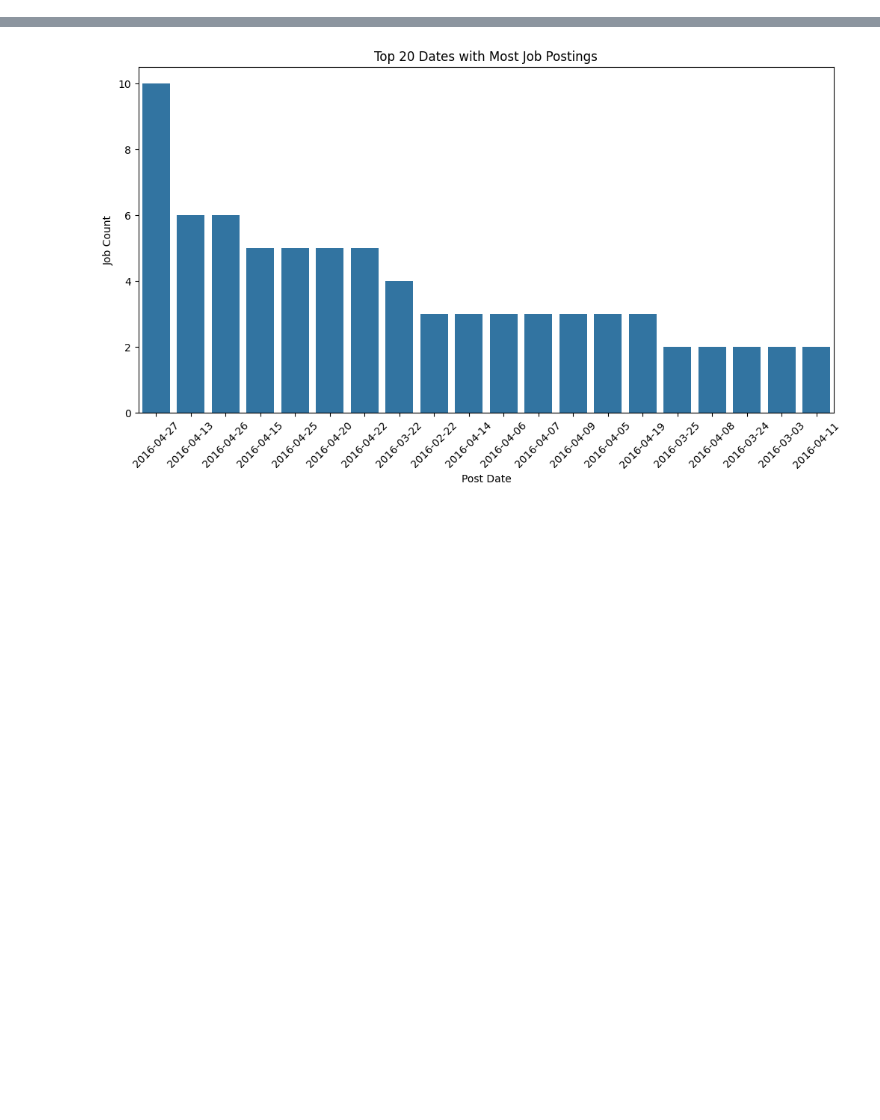
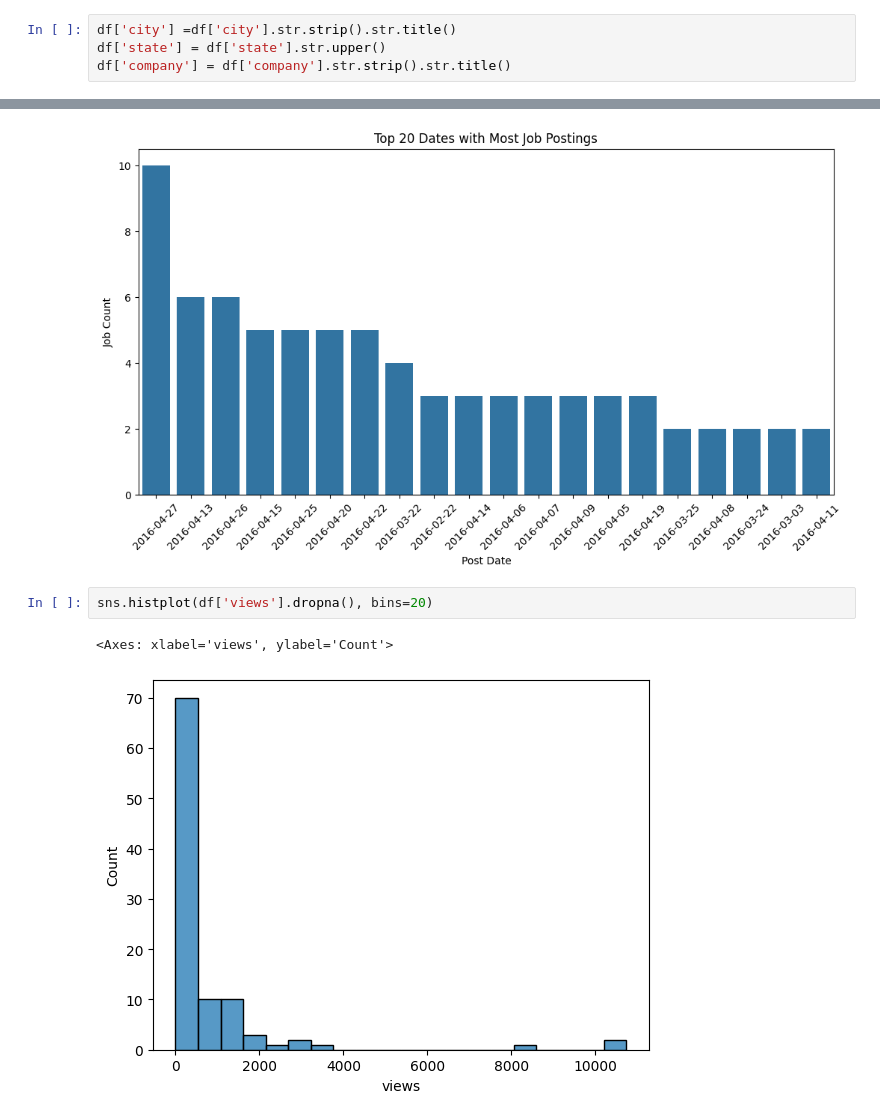
Before and after one commit to supremkc05/Global-Job-Market-Analytics, a Jupyter notebook: Notebooks/data-cleaning.ipynb, the cells around one changed output, grey strips where cells are left out. Cells and saved outputs as stored; diff of their text form; blank space fills up the shorter version.

```diff
--- a/Notebooks/data-cleaning.ipynb
+++ b/Notebooks/data-cleaning.ipynb
@@ -153,3 +153,7 @@ Qphase Technologies                               1
 Hobsons                                           1
 Department Of Veterans Affairs                    1
 Name: count, Length: 77, dtype: int64
+# %%
+df['city'] =df['city'].str.strip().str.title()
+df['state'] = df['state'].str.upper()
+df['company'] = df['company'].str.strip().str.title()
@@ -300,3 +313,8 @@ plt.ylabel('Job Count')
 plt.show()
 # %% [output]
 [figure]
+# %%
+sns.histplot(df['views'].dropna(), bins=20)
+# %% [output]
+<Axes: xlabel='views', ylabel='Count'>
+[figure, added]
```
Also changed, not shown: parts of 2 cells of this notebook.
